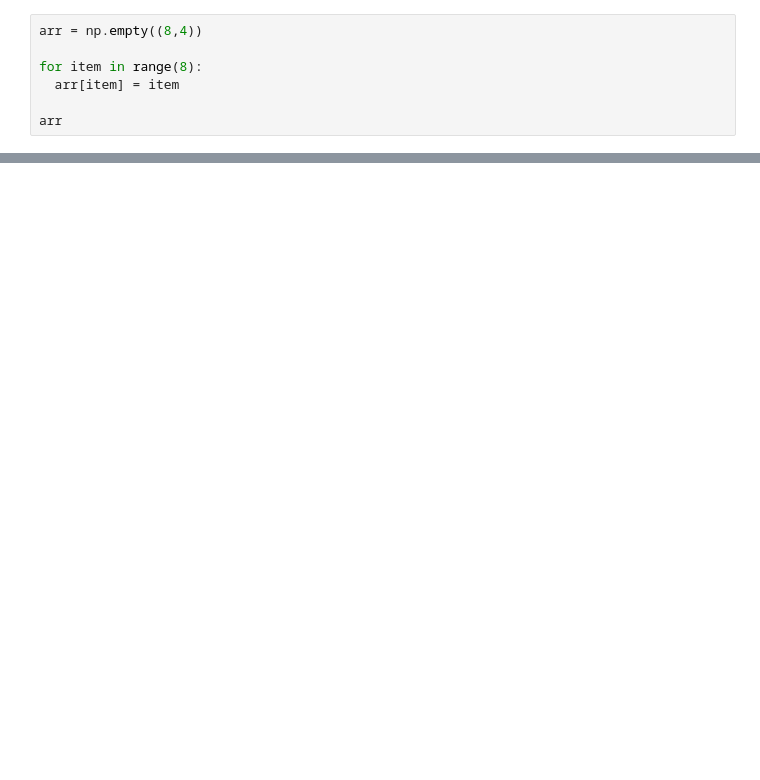
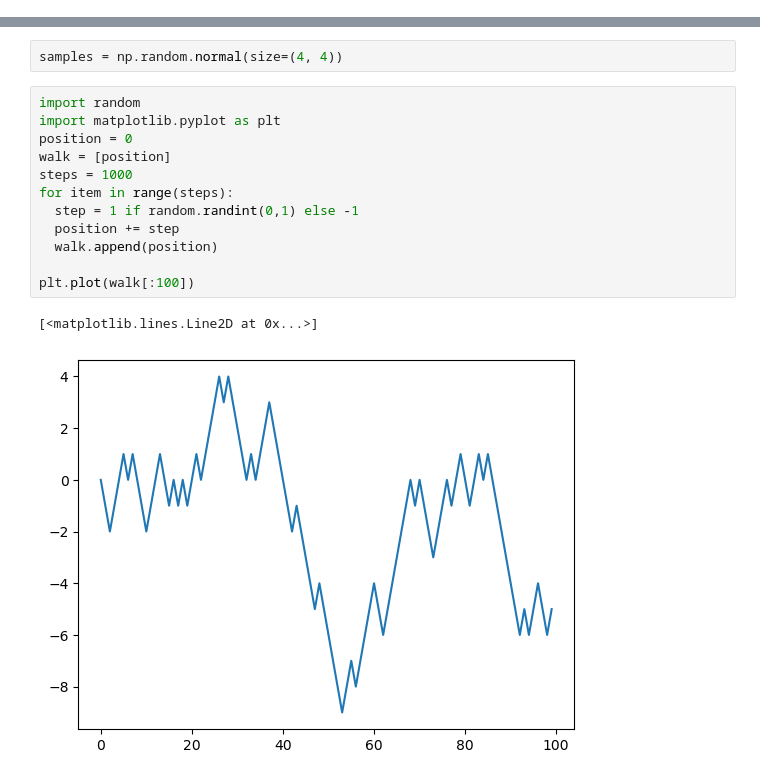
Before and after one commit to ed3899/ztm-ml-course, a Jupyter notebook: numpy/book.ipynb, the cells around one changed output, grey strips where cells are left out. Saved outputs shown, nothing was run; the diff lists cells and outputs as text; blank space fills up the shorter version.

```diff
--- a/numpy/book.ipynb
+++ b/numpy/book.ipynb
@@ -83,7 +0,0 @@ array([[-0.12268905,  1.20605387,  0.64732986, -0.85554684],
-# %%
-arr = np.empty((8,4))
-
-for item in range(8):
-  arr[item] = item
-
-arr
@@ -127,0 +39,17 @@ array([ 4, 23, 29, 10])
+# %%
+samples = np.random.normal(size=(4, 4))
+# %%
+import random
+import matplotlib.pyplot as plt
+position = 0
+walk = [position]
+steps = 1000
+for item in range(steps):
+  step = 1 if random.randint(0,1) else -1
+  position += step
+  walk.append(position)
+
+plt.plot(walk[:100])
+# %% [output]
+[<matplotlib.lines.Line2D at 0x...>]
+[figure, added]
```
Also changed, not shown: parts of 37 cells of this notebook, 2 other files.
